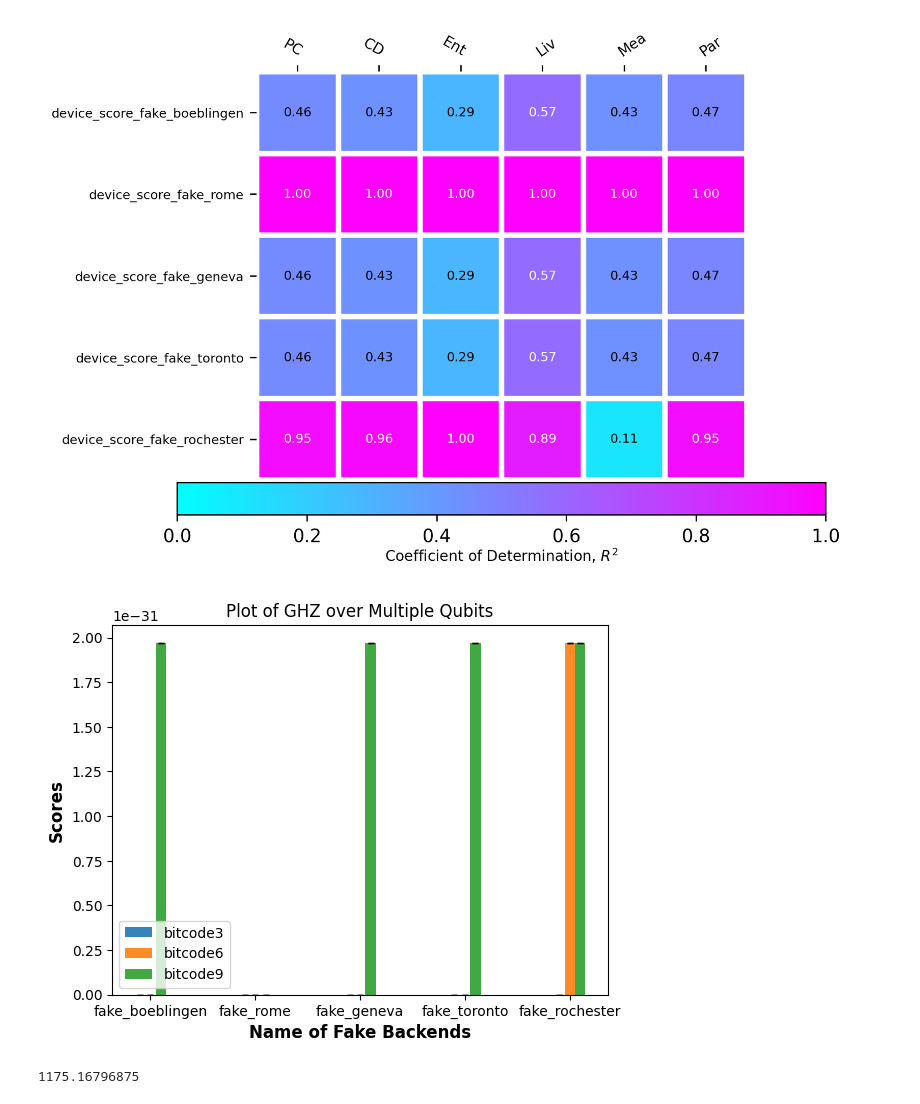
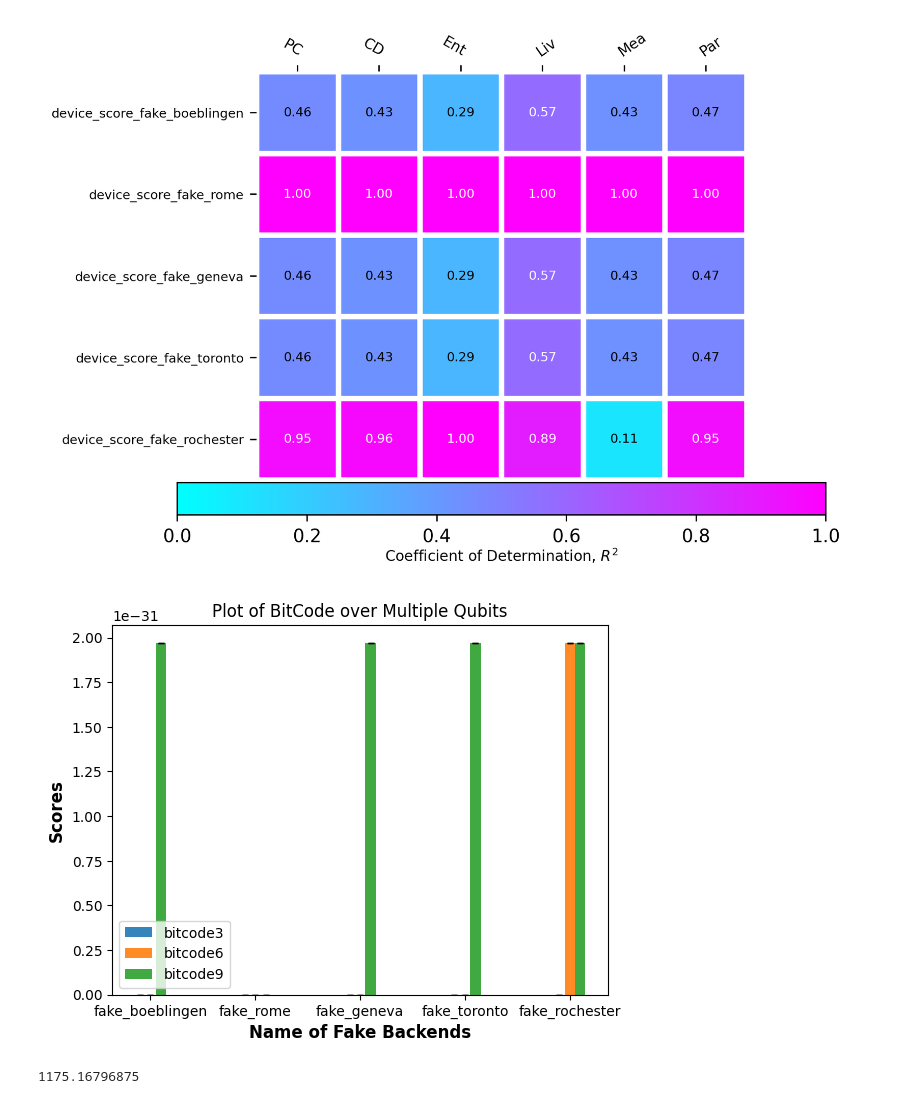
Before and after one commit to vandnaChaturvedi/Supermarq_benchmark_POC, a Jupyter notebook: sm_Bit_Code.ipynb, the cells around one changed output. Cells and saved outputs as stored; diff of their text form; code cells hidden in the pictures.

```diff
--- a/sm_Bit_Code.ipynb
+++ b/sm_Bit_Code.ipynb
@@ -186,35 +186,35 @@ all_score=[]
 all_sd=[]
 all_ckt=[]
 for i in selected_fakes:
     all_fake_names.append(i().name)
 for benchmark, label in benchmarks:
     i=[]
     j=[]
     k=[]
     for ckt,benchmark,backend,job,score,sd,exec,tot in jobs:
         if ckt == label:
             i.append(score)
             j.append(sd)
     all_ckt.append(label)
     all_score.append(i)
     all_sd.append(j)
 num_bars = len(all_score)
 width = 0.1
 x = np.arange(len(all_fake_names)) # x-axis positions for each bar
 fig, ax = plt.subplots()
 for i in range(num_bars):               # Create bars for each category with appropriate offsets
     ax.bar(x + i * width, all_score[i], width=width, label=f'Bar {i+1}',
            yerr=all_sd[i],align='center',alpha=0.9,ecolor='black',capsize=2)
 ax.set_xlabel('Name of Fake Backends',fontweight ='bold',fontsize = 12)
 ax.set_ylabel('Scores',fontweight ='bold',fontsize = 12)
-ax.set_title('Plot of GHZ over Multiple Qubits')
+ax.set_title('Plot of BitCode over Multiple Qubits')
 ax.set_xticks(x + (num_bars - 1) * width / 2)
 ax.set_xticklabels(all_fake_names)
 ax.legend(all_ckt,loc="lower left")
 #ax.grid(True)
 plt.show()
 # %% [output]
-[figure, old version]
+[figure, new version]
 # %%
 import resource
 def get_memory():
```
